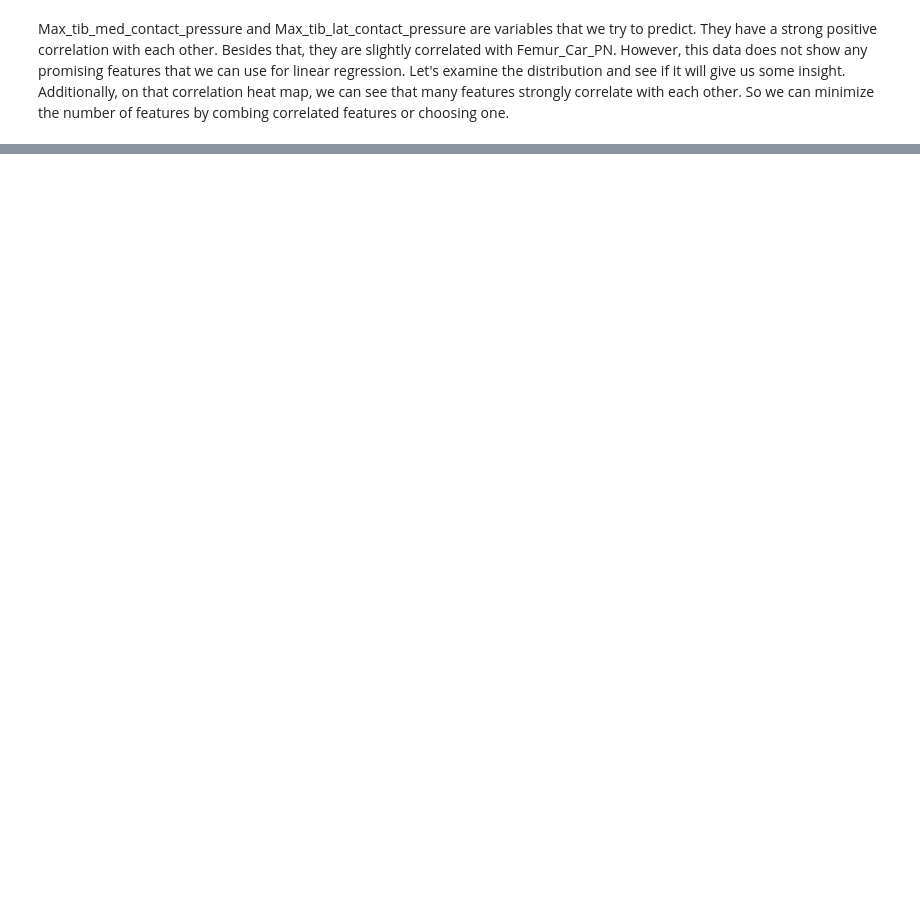
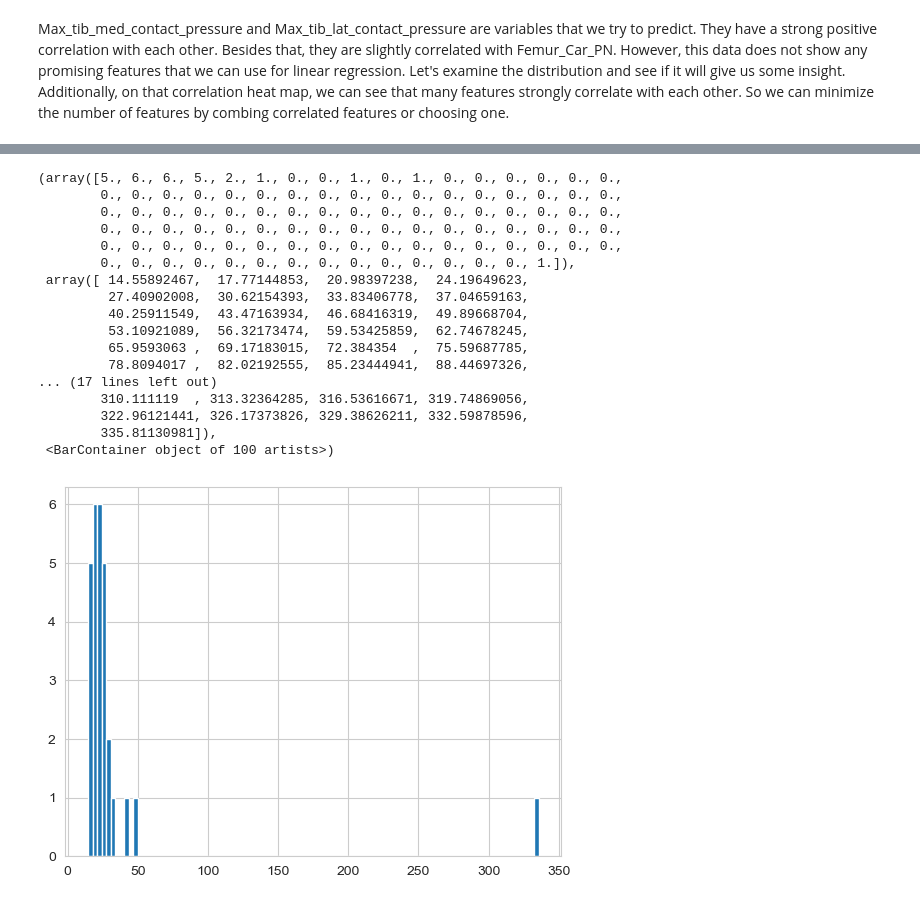
Before and after one commit to cs481-ekh/f22-ai-cbl, a Jupyter notebook: notebooks/features_evaluation.ipynb, the cells around one changed output, grey strips where cells are left out. Drawn from its saved outputs; the diff is of its cells as text; code cells hidden in the pictures; blank space fills up the shorter version.

```diff
--- a/notebooks/features_evaluation.ipynb
+++ b/notebooks/features_evaluation.ipynb
@@ -78,0 +83,21 @@ Additionally, on that correlation heat map, we can see that many features strong
+# %%
+plt.hist(result['Max_tib_lat_contact_pressure'], bins = 100)
+# %% [output]
+(array([5., 6., 6., 5., 2., 1., 0., 0., 1., 0., 1., 0., 0., 0., 0., 0., 0.,
+        0., 0., 0., 0., 0., 0., 0., 0., 0., 0., 0., 0., 0., 0., 0., 0., 0.,
+        0., 0., 0., 0., 0., 0., 0., 0., 0., 0., 0., 0., 0., 0., 0., 0., 0.,
+        0., 0., 0., 0., 0., 0., 0., 0., 0., 0., 0., 0., 0., 0., 0., 0., 0.,
+        0., 0., 0., 0., 0., 0., 0., 0., 0., 0., 0., 0., 0., 0., 0., 0., 0.,
+        0., 0., 0., 0., 0., 0., 0., 0., 0., 0., 0., 0., 0., 0., 1.]),
+ array([ 14.55892467,  17.77144853,  20.98397238,  24.19649623,
+         27.40902008,  30.62154393,  33.83406778,  37.04659163,
+         40.25911549,  43.47163934,  46.68416319,  49.89668704,
+         53.10921089,  56.32173474,  59.53425859,  62.74678245,
+         65.9593063 ,  69.17183015,  72.384354  ,  75.59687785,
+         78.8094017 ,  82.02192555,  85.23444941,  88.44697326,
+... (17 lines left out)
+        310.111119  , 313.32364285, 316.53616671, 319.74869056,
+        322.96121441, 326.17373826, 329.38626211, 332.59878596,
+        335.81130981]),
+ <BarContainer object of 100 artists>)
+[figure, added]
```
Also changed, not shown: parts of 8 cells of this notebook, 1 other file.
